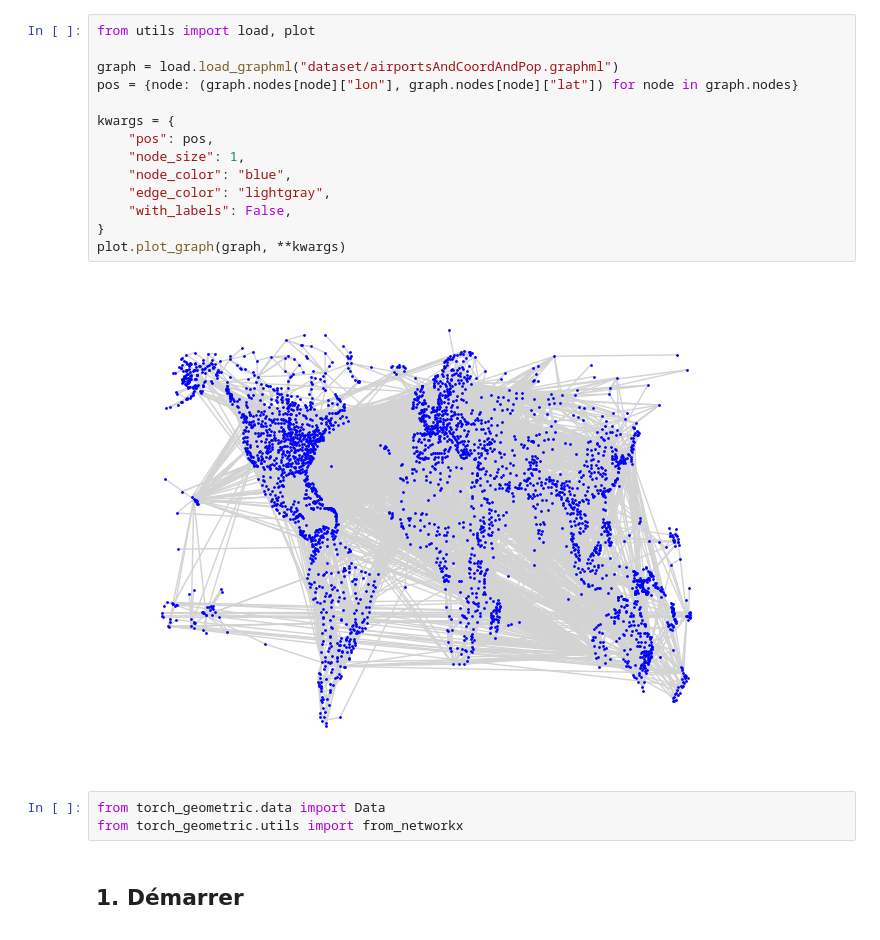
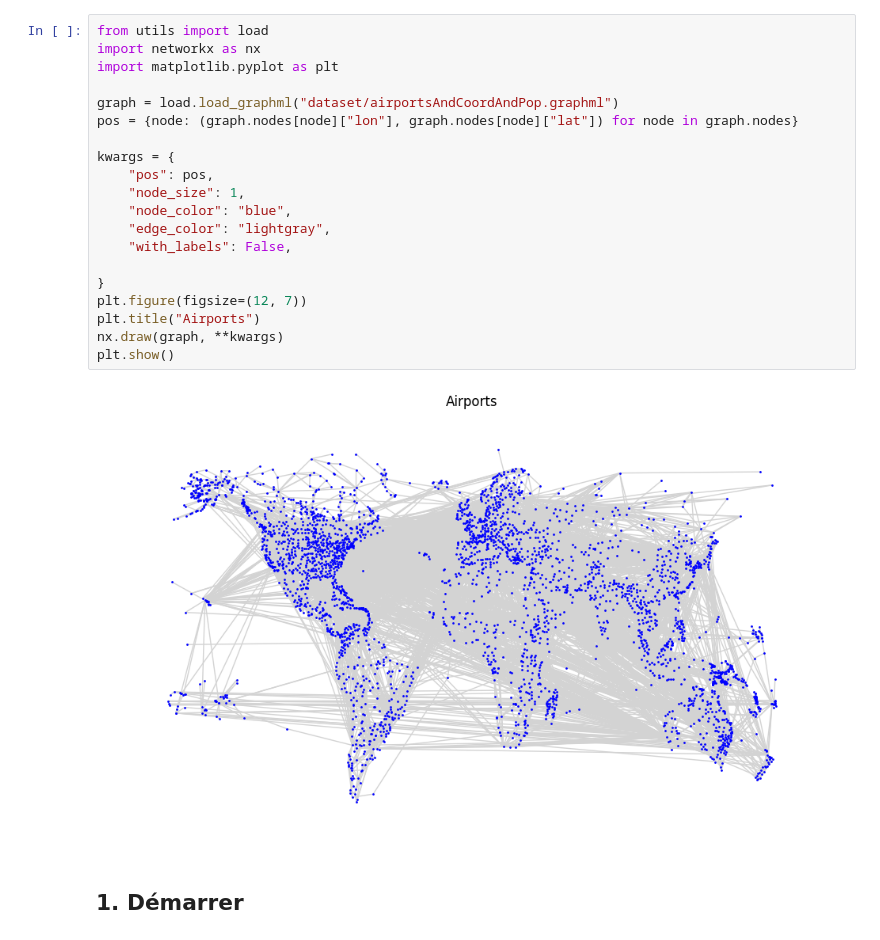
Before and after one commit to axel-colm/M2IA-BIML-GNN-Project, a Jupyter notebook: RAPPORT.ipynb, the cells around one changed output. Cells and saved outputs as stored; diff of their text form.

```diff
--- a/RAPPORT.ipynb
+++ b/RAPPORT.ipynb
@@ -1,22 +1,25 @@
 # %%
-from utils import load, plot
+from utils import load
+import networkx as nx
+import matplotlib.pyplot as plt
 
 graph = load.load_graphml("dataset/airportsAndCoordAndPop.graphml")
 pos = {node: (graph.nodes[node]["lon"], graph.nodes[node]["lat"]) for node in graph.nodes}
 
 kwargs = {
     "pos": pos,
     "node_size": 1,
     "node_color": "blue",
     "edge_color": "lightgray",
     "with_labels": False,
+
 }
-plot.plot_graph(graph, **kwargs)
+plt.figure(figsize=(12, 7))
+plt.title("Airports")
+nx.draw(graph, **kwargs)
+plt.show()
 # %% [output]
-[figure, old version]
+[figure, new version]
-# %%
-from torch_geometric.data import Data
-from torch_geometric.utils import from_networkx
 # %% [markdown]
 ## 1. Démarrer
 # %% [markdown]
```
Also changed, not shown: parts of 9 cells of this notebook, 27 other files.
